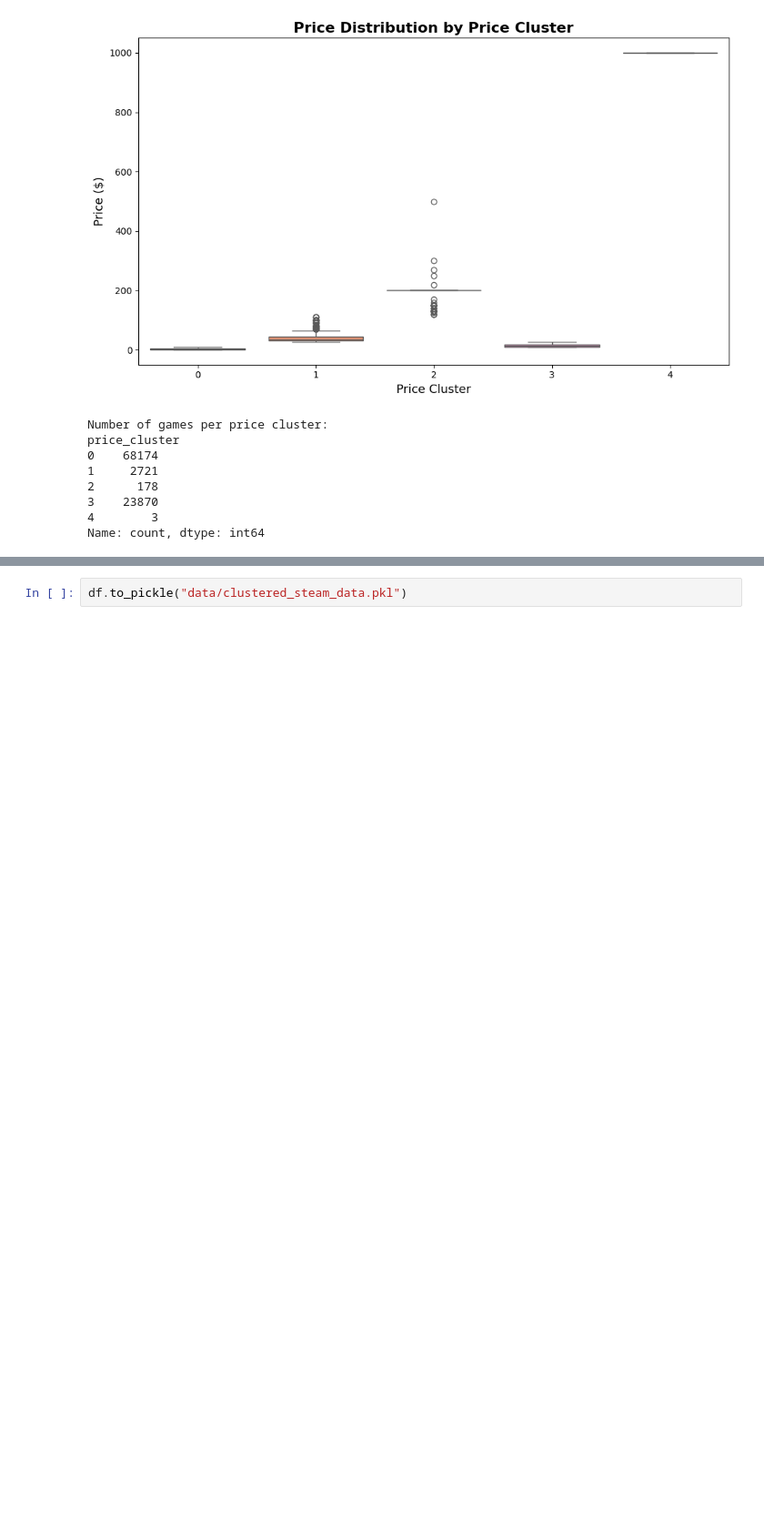
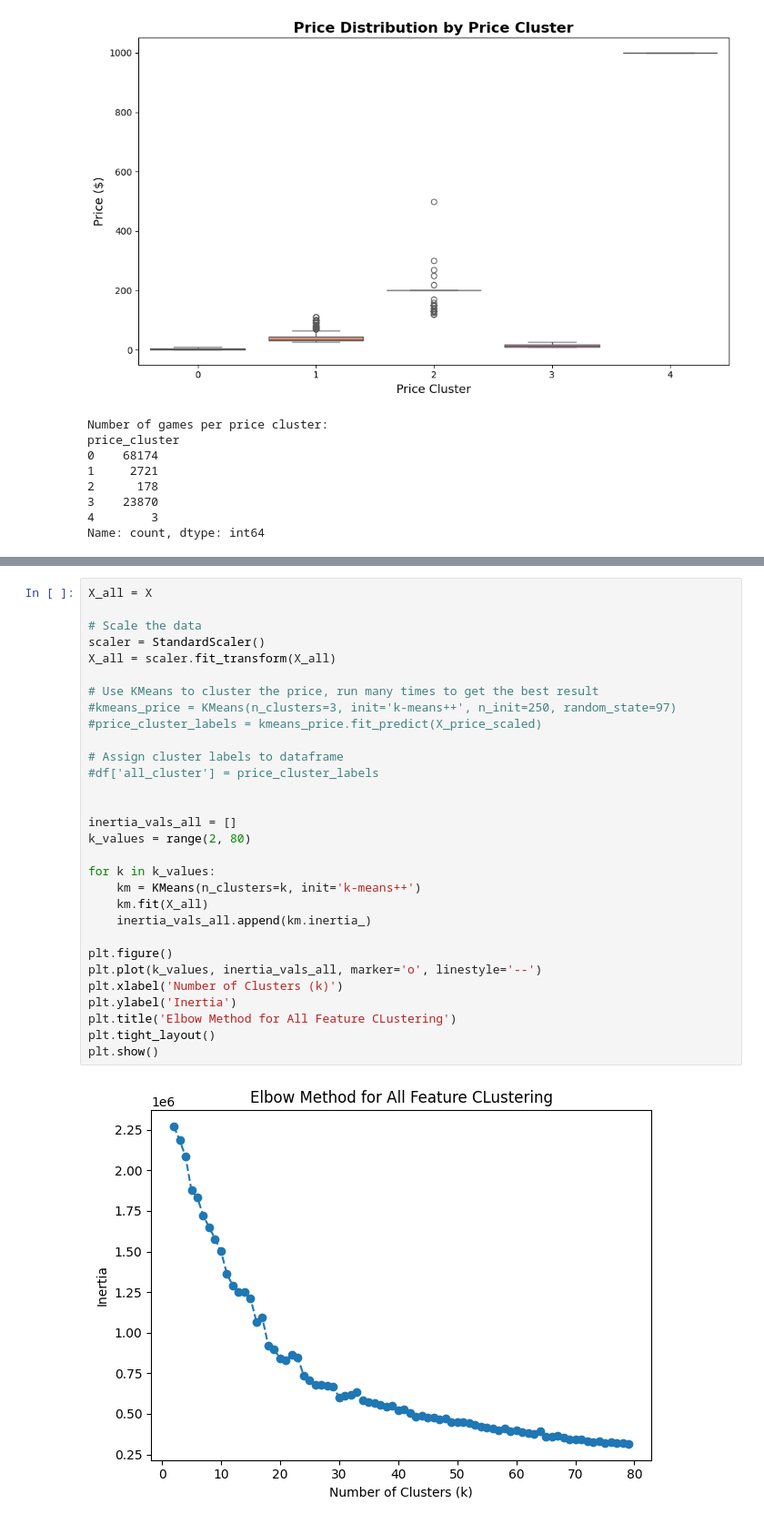
Before and after one commit to bvogler10/CS506_FinalProject, a Jupyter notebook: new-game-plus-backend/newgameplus/notebook.ipynb, the cells around one changed output, grey strips where cells are left out. Shown: that part at 91% size. Drawn from its saved outputs; the diff is of its cells as text; blank space fills up the shorter version.

```diff
--- a/new-game-plus-backend/newgameplus/notebook.ipynb
+++ b/new-game-plus-backend/newgameplus/notebook.ipynb
@@ -478,2 +506,32 @@ KeyboardInterrupt:
-# %%
-df.to_pickle("data/clustered_steam_data.pkl")
+# %%
+X_all = X
+
+# Scale the data
+scaler = StandardScaler()
+X_all = scaler.fit_transform(X_all)
+
+# Use KMeans to cluster the price, run many times to get the best result
+#kmeans_price = KMeans(n_clusters=3, init='k-means++', n_init=250, random_state=97)
+#price_cluster_labels = kmeans_price.fit_predict(X_price_scaled)
+
+# Assign cluster labels to dataframe
+#df['all_cluster'] = price_cluster_labels
+
+
+inertia_vals_all = []
+k_values = range(2, 80)
+
+for k in k_values:
+    km = KMeans(n_clusters=k, init='k-means++')
+    km.fit(X_all)
+    inertia_vals_all.append(km.inertia_)
+
+plt.figure()
+plt.plot(k_values, inertia_vals_all, marker='o', linestyle='--')
+plt.xlabel('Number of Clusters (k)')
+plt.ylabel('Inertia')
+plt.title('Elbow Method for All Feature CLustering')
+plt.tight_layout()
+plt.show()
+# %% [output]
+[figure, added]
```
Also changed, not shown: parts of 15 cells of this notebook, 2 other files.
